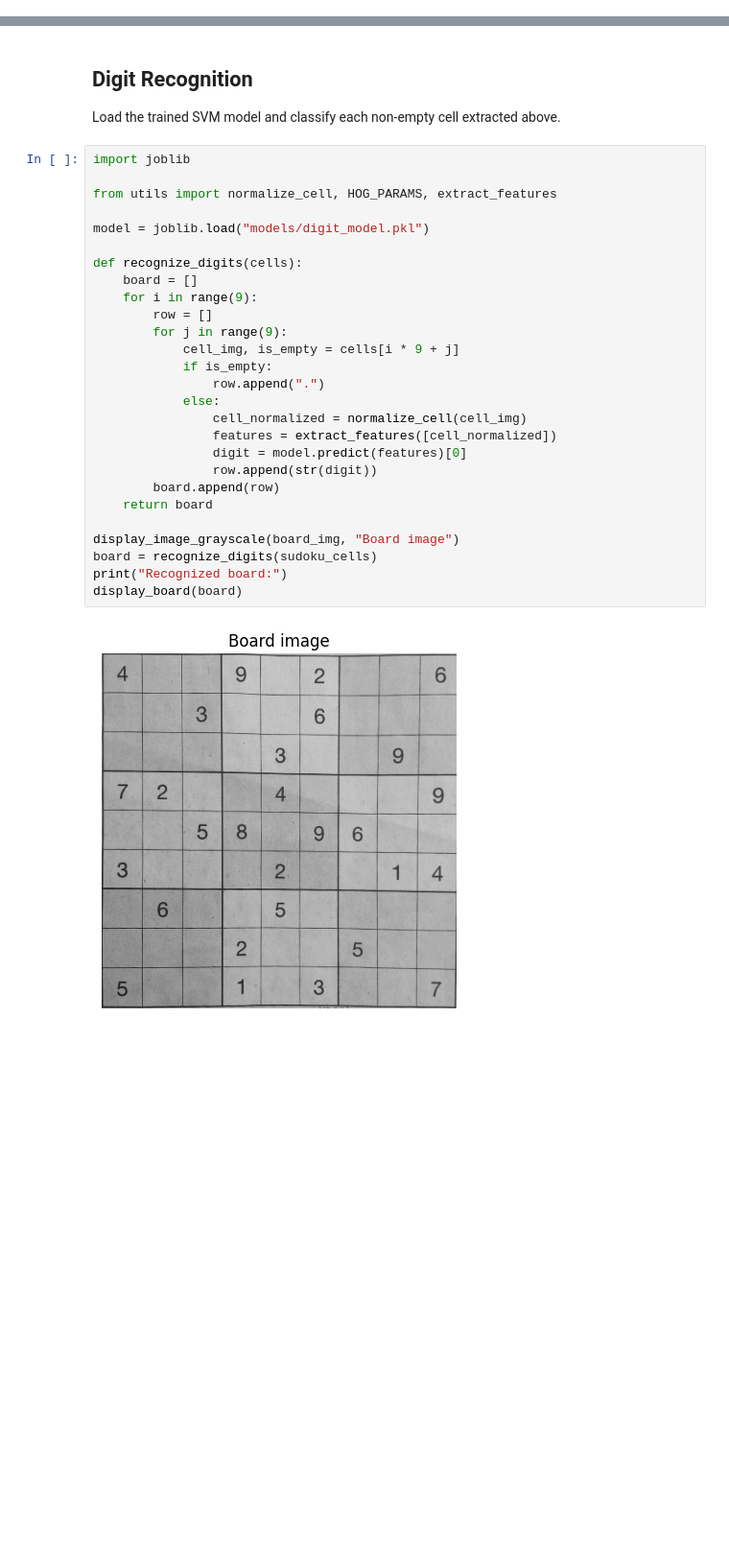
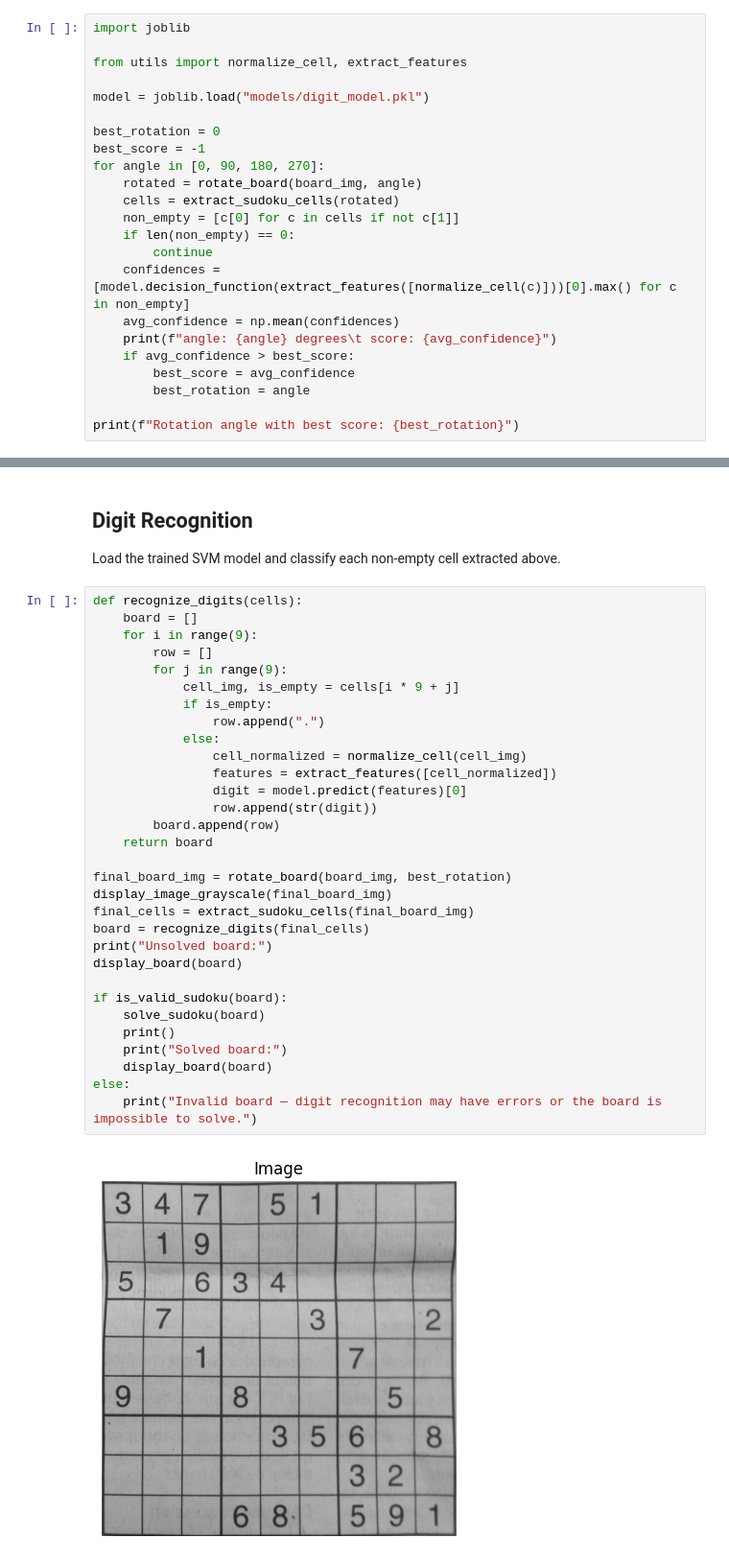
Before and after one commit to eddie-an/Optical-Sudoku-Solver, a Jupyter notebook: Image_Processing.ipynb, the cells around one changed output, grey strips where cells are left out. Shown at 96% size. Cells and saved outputs as stored; diff of their text form; blank space fills up the shorter version.

```diff
--- a/Image_Processing.ipynb
+++ b/Image_Processing.ipynb
@@ -192,0 +140,23 @@ False   True    True    False   True    False   True    True    False
+# %%
+import joblib
+
+from utils import normalize_cell, extract_features
+
+model = joblib.load("models/digit_model.pkl")
+
+best_rotation = 0
+best_score = -1
+for angle in [0, 90, 180, 270]:
+    rotated = rotate_board(board_img, angle)
+    cells = extract_sudoku_cells(rotated)
+    non_empty = [c[0] for c in cells if not c[1]]
+    if len(non_empty) == 0:
+        continue
+    confidences = [model.decision_function(extract_features([normalize_cell(c)]))[0].max() for c in non_empty]
+    avg_confidence = np.mean(confidences)
+    print(f"angle: {angle} degrees\t score: {avg_confidence}")
+    if avg_confidence > best_score:
+        best_score = avg_confidence
+        best_rotation = angle
+
+print(f"Rotation angle with best score: {best_rotation}")
@@ -195,31 +171,35 @@ False   True    True    False   True    False   True    True    False
 
 Load the trained SVM model and classify each non-empty cell extracted above.
 # %%
-import joblib
-
-from utils import normalize_cell, HOG_PARAMS, extract_features
-
-model = joblib.load("models/digit_model.pkl")
-
 def recognize_digits(cells):
     board = []
     for i in range(9):
         row = []
         for j in range(9):
             cell_img, is_empty = cells[i * 9 + j]
             if is_empty:
                 row.append(".")
             else:
                 cell_normalized = normalize_cell(cell_img)
                 features = extract_features([cell_normalized])
                 digit = model.predict(features)[0]
                 row.append(str(digit))
         board.append(row)
     return board
 
-display_image_grayscale(board_img, "Board image")
-board = recognize_digits(sudoku_cells)
-print("Recognized board:")
+final_board_img = rotate_board(board_img, best_rotation)
+display_image_grayscale(final_board_img)
+final_cells = extract_sudoku_cells(final_board_img)
+board = recognize_digits(final_cells)
+print("Unsolved board:")
 display_board(board)
+
+if is_valid_sudoku(board):
+    solve_sudoku(board)
+    print()
+    print("Solved board:")
+    display_board(board)
+else:
+    print("Invalid board — digit recognition may have errors or the board is impossible to solve.")
 # %% [output]
-[figure, old version]
+[figure, new version]
```
Also changed, not shown: parts of 7 cells of this notebook, 3 other files.
